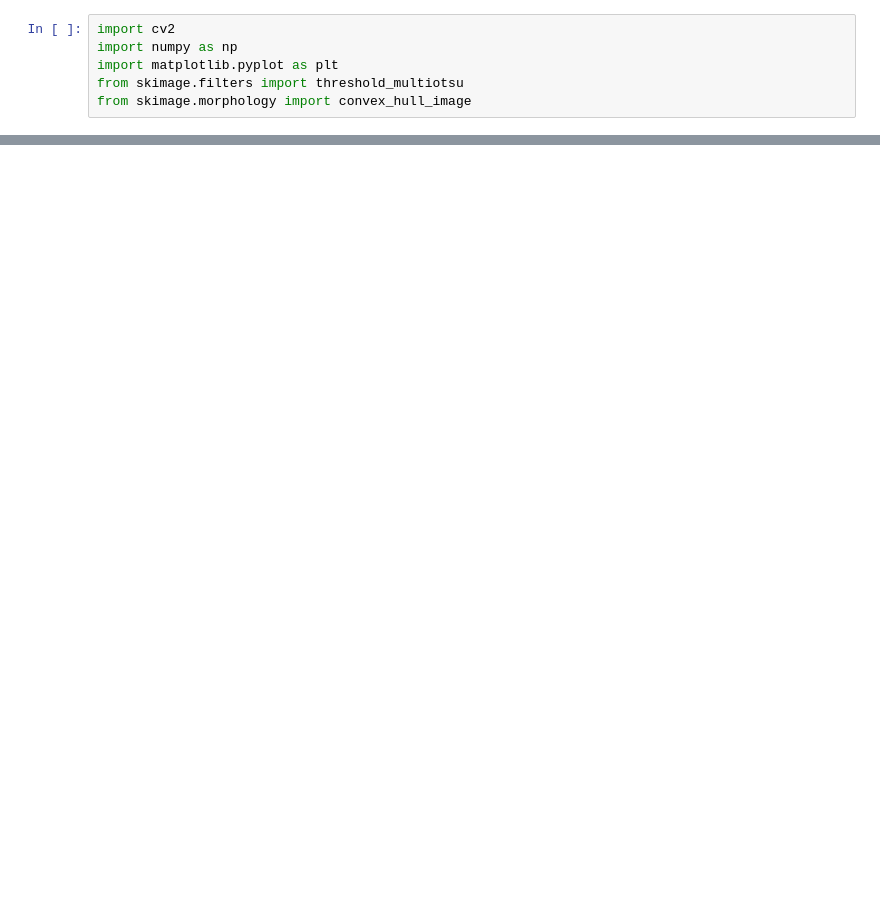
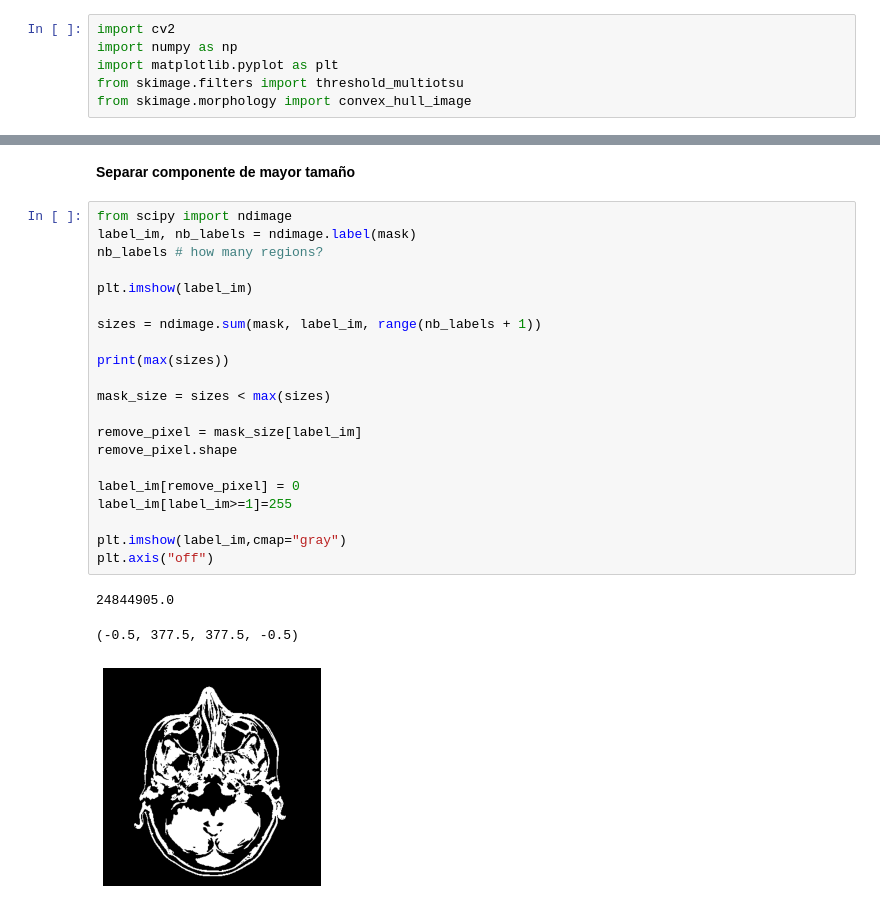
Before and after one commit to IgnacioArellano/Images_processing_using_python, a Jupyter notebook: Proyecto/MultiUmbral.ipynb, the cells around one changed output, grey strips where cells are left out. Drawn from its saved outputs; the diff is of its cells as text; blank space fills up the shorter version.

```diff
--- a/Proyecto/MultiUmbral.ipynb
+++ b/Proyecto/MultiUmbral.ipynb
@@ -39,0 +53,27 @@ for i in range(numUmbrales):
+# %% [markdown]
+**Separar componente de mayor tamaño**
+# %%
+from scipy import ndimage
+label_im, nb_labels = ndimage.label(mask)
+nb_labels # how many regions?
+
+plt.imshow(label_im)
+
+sizes = ndimage.sum(mask, label_im, range(nb_labels + 1))
+
+print(max(sizes))
+
+mask_size = sizes < max(sizes)
+
+remove_pixel = mask_size[label_im]
+remove_pixel.shape
+
+label_im[remove_pixel] = 0
+label_im[label_im>=1]=255
+
+plt.imshow(label_im,cmap="gray")
+plt.axis("off")
+# %% [output]
+24844905.0
+(-0.5, 377.5, 377.5, -0.5)
+[figure, added]
```
Also changed, not shown: parts of 5 cells of this notebook.
